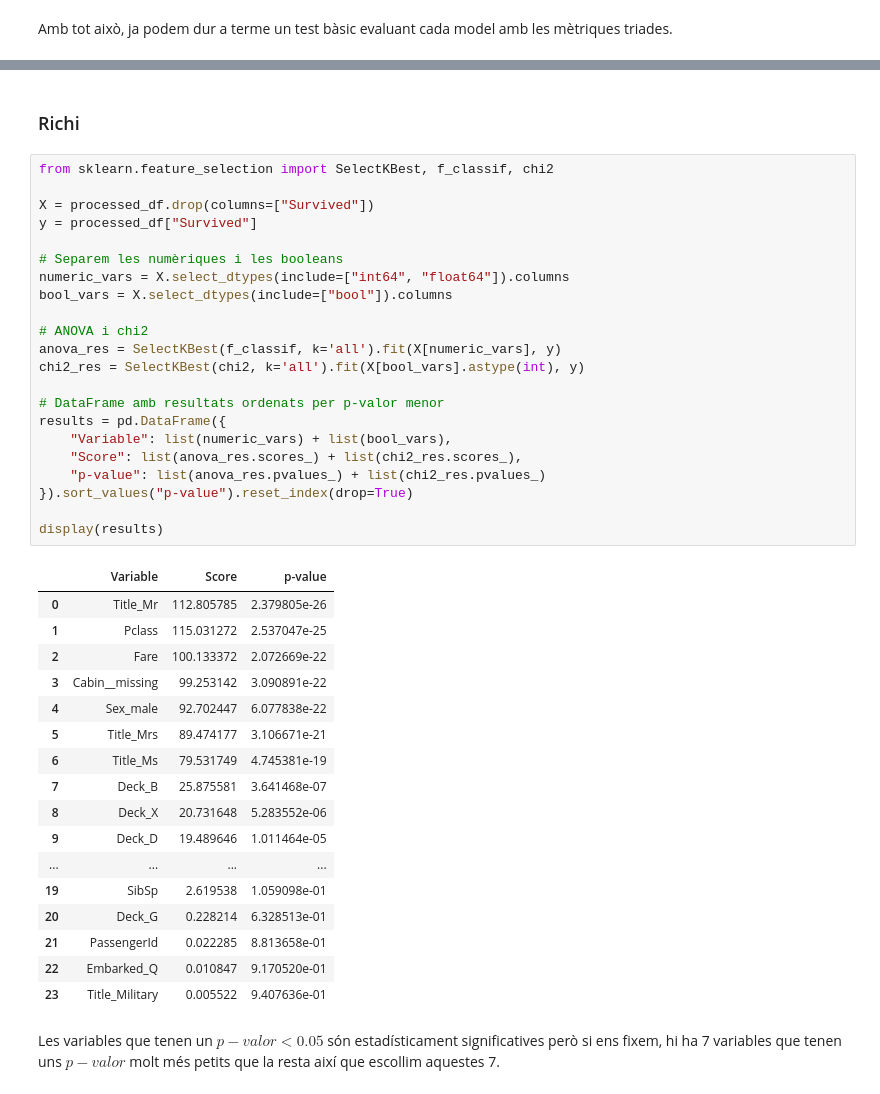
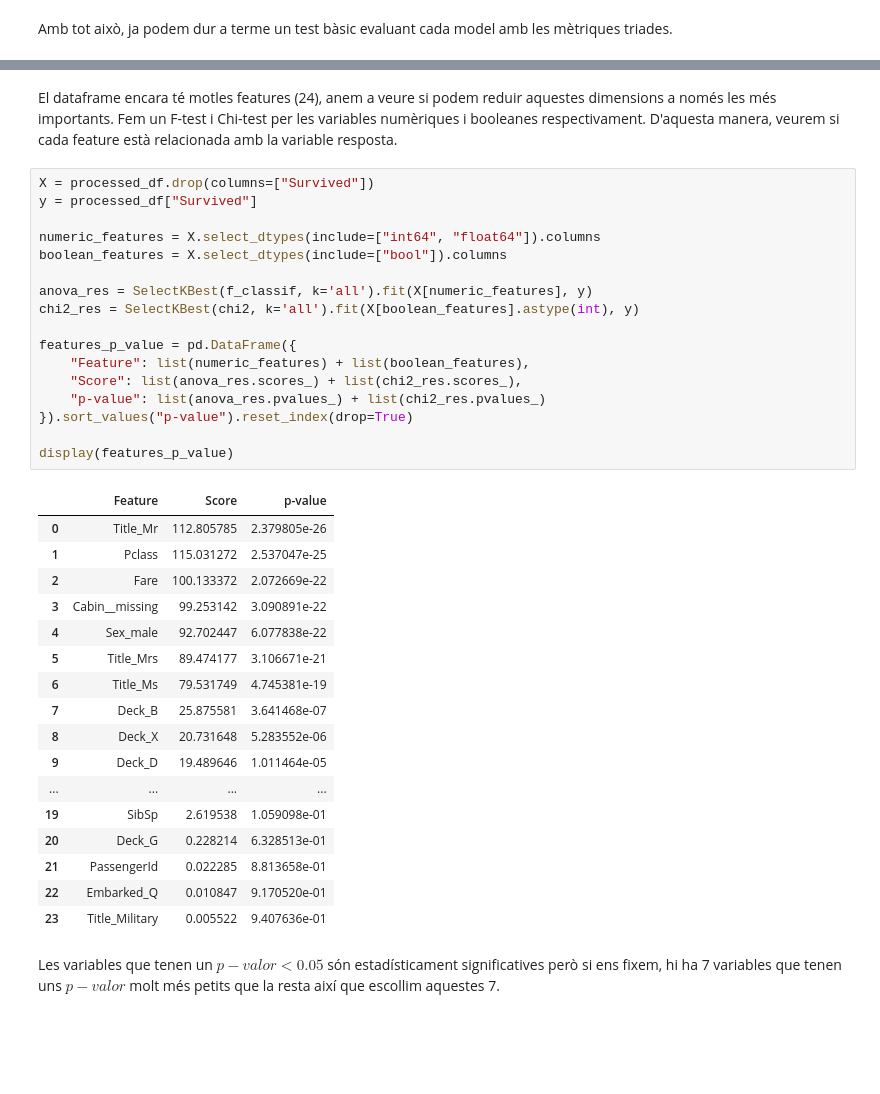
Before and after one commit to NatanSisoev/TitanicSurvival, a Jupyter notebook: practica.ipynb, the cells around one changed output, grey strips where cells are left out. Drawn from its saved outputs; the diff is of its cells as text; blank space fills up the shorter version.

```diff
--- a/practica.ipynb
+++ b/practica.ipynb
@@ -1980,29 +1659,24 @@ def run_grid_search_all_models(models_dict, search_type="grid", cv=5, scoring="f
-# %% [markdown]
-### Richi
+# %% [markdown]
+El dataframe encara té motles features (24), anem a veure si podem reduir aquestes dimensions a només les més importants. Fem un F-test i Chi-test per les variables numèriques i booleanes respectivament. D'aquesta manera, veurem si cada feature està relacionada amb la variable resposta.
 # %%
-from sklearn.feature_selection import SelectKBest, f_classif, chi2
-
 X = processed_df.drop(columns=["Survived"])
 y = processed_df["Survived"]
 
-# Separem les numèriques i les booleans
-numeric_vars = X.select_dtypes(include=["int64", "float64"]).columns
-bool_vars = X.select_dtypes(include=["bool"]).columns
+numeric_features = X.select_dtypes(include=["int64", "float64"]).columns
+boolean_features = X.select_dtypes(include=["bool"]).columns
 
-# ANOVA i chi2
-anova_res = SelectKBest(f_classif, k='all').fit(X[numeric_vars], y)
-chi2_res = SelectKBest(chi2, k='all').fit(X[bool_vars].astype(int), y)
+anova_res = SelectKBest(f_classif, k='all').fit(X[numeric_features], y)
+chi2_res = SelectKBest(chi2, k='all').fit(X[boolean_features].astype(int), y)
 
-# DataFrame amb resultats ordenats per p-valor menor
-results = pd.DataFrame({
-    "Variable": list(numeric_vars) + list(bool_vars),
+features_p_value = pd.DataFrame({
+    "Feature": list(numeric_features) + list(boolean_features),
     "Score": list(anova_res.scores_) + list(chi2_res.scores_),
     "p-value": list(anova_res.pvalues_) + list(chi2_res.pvalues_)
 }).sort_values("p-value").reset_index(drop=True)
 
-display(results)
+display(features_p_value)
 # %% [output]
-|  | Variable | Score | p-value |
+|  | Feature | Score | p-value |
 | 0 | Title_Mr | 112.805785 | 2.379805e-26 |
 | 1 | Pclass | 115.031272 | 2.537047e-25 |
 | 2 | Fare | 100.133372 | 2.072669e-22 |
```
Also changed, not shown: parts of 27 cells of this notebook.
